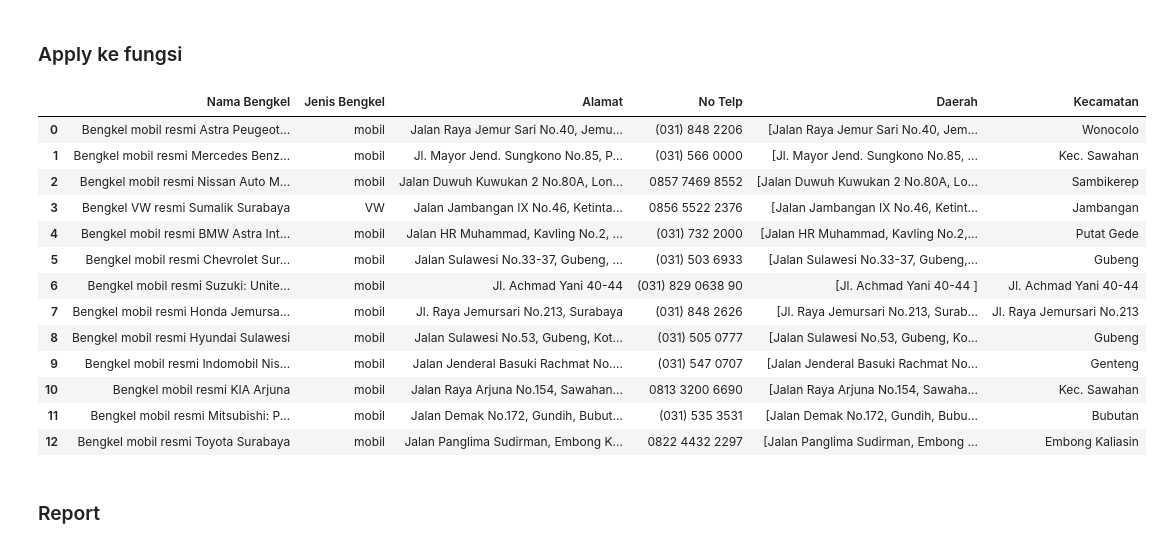
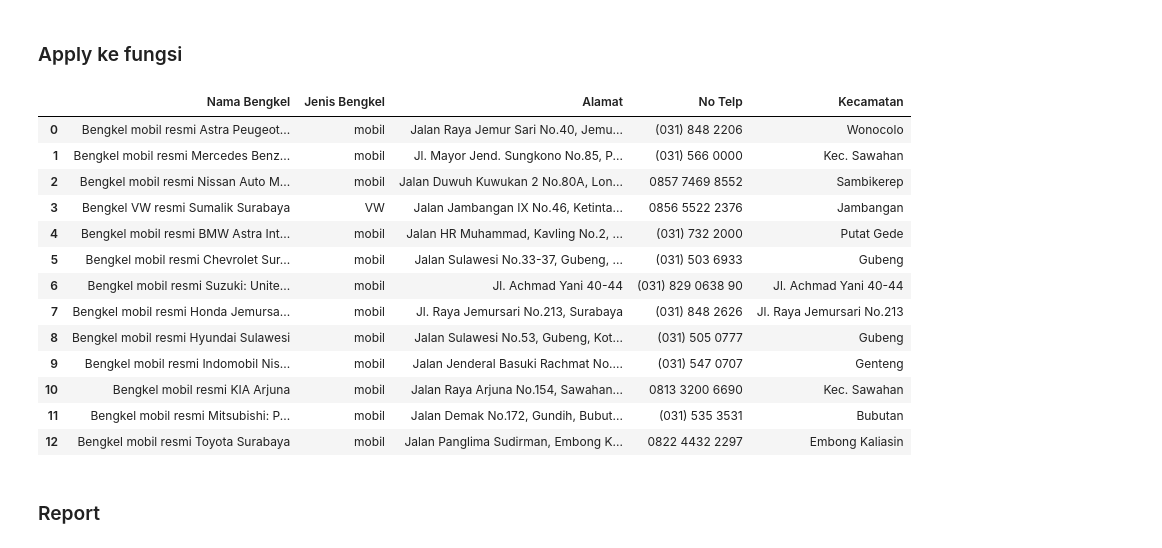
Before and after one commit to whisnumurtyga/coder-data-engineering, a Jupyter notebook: Pertemuan 5 - ScrapingWeb DS/data-bengkel.ipynb, the cells around one changed output. Drawn from its saved outputs; the diff is of its cells as text; code cells hidden in the pictures.

Commit message:
fix data-bengkel

```diff
--- a/Pertemuan 5 - ScrapingWeb DS/data-bengkel.ipynb
+++ b/Pertemuan 5 - ScrapingWeb DS/data-bengkel.ipynb
@@ -224,26 +224,27 @@ Jl. Raya Jemursari No.213
 # %%
 def kecamatan(alamat) :
     hasil = alamat.split(',')
     return hasil[len(hasil)-2]
 
 df['Kecamatan'] = df['Alamat'].apply(kecamatan)
-df = df.drop(columns=['kecamatan'])
+# df = df.drop(columns=['kecamatan'])
+# df = df.drop(columns=['Daerah'])
 df
 # %% [output]
-|  | Nama Bengkel | Jenis Bengkel | Alamat | No Telp | Daerah | Kecamatan |
-| 0 | Bengkel mobil resmi Astra Peugeot... | mobil | Jalan Raya Jemur Sari No.40, Jemu... | (031) 848 2206 | [Jalan Raya Jemur Sari No.40, Jem... | Wonocolo |
-| 1 | Bengkel mobil resmi Mercedes Benz... | mobil | Jl. Mayor Jend. Sungkono No.85, P... | (031) 566 0000 | [Jl. Mayor Jend. Sungkono No.85, ... | Kec. Sawahan |
-| 2 | Bengkel mobil resmi Nissan Auto M... | mobil | Jalan Duwuh Kuwukan 2 No.80A, Lon... | 0857 7469 8552 | [Jalan Duwuh Kuwukan 2 No.80A, Lo... | Sambikerep |
-| 3 | Bengkel VW resmi Sumalik Surabaya | VW | Jalan Jambangan IX No.46, Ketinta... | 0856 5522 2376 | [Jalan Jambangan IX No.46, Ketint... | Jambangan |
-| 4 | Bengkel mobil resmi BMW Astra Int... | mobil | Jalan HR Muhammad, Kavling No.2, ... | (031) 732 2000 | [Jalan HR Muhammad, Kavling No.2,... | Putat Gede |
-| 5 | Bengkel mobil resmi Chevrolet Sur... | mobil | Jalan Sulawesi No.33-37, Gubeng, ... | (031) 503 6933 | [Jalan Sulawesi No.33-37, Gubeng,... | Gubeng |
-| 6 | Bengkel mobil resmi Suzuki: Unite... | mobil | Jl. Achmad Yani 40-44 | (031) 829 0638 90 | [Jl. Achmad Yani 40-44 ] | Jl. Achmad Yani 40-44 |
-| 7 | Bengkel mobil resmi Honda Jemursa... | mobil | Jl. Raya Jemursari No.213, Surabaya | (031) 848 2626 | [Jl. Raya Jemursari No.213, Surab... | Jl. Raya Jemursari No.213 |
-| 8 | Bengkel mobil resmi Hyundai Sulawesi | mobil | Jalan Sulawesi No.53, Gubeng, Kot... | (031) 505 0777 | [Jalan Sulawesi No.53, Gubeng, Ko... | Gubeng |
-| 9 | Bengkel mobil resmi Indomobil Nis... | mobil | Jalan Jenderal Basuki Rachmat No.... | (031) 547 0707 | [Jalan Jenderal Basuki Rachmat No... | Genteng |
-| 10 | Bengkel mobil resmi KIA Arjuna | mobil | Jalan Raya Arjuna No.154, Sawahan... | 0813 3200 6690 | [Jalan Raya Arjuna No.154, Sawaha... | Kec. Sawahan |
-| 11 | Bengkel mobil resmi Mitsubishi: P... | mobil | Jalan Demak No.172, Gundih, Bubut... | (031) 535 3531 | [Jalan Demak No.172, Gundih, Bubu... | Bubutan |
-| 12 | Bengkel mobil resmi Toyota Surabaya | mobil | Jalan Panglima Sudirman, Embong K... | 0822 4432 2297 | [Jalan Panglima Sudirman, Embong ... | Embong Kaliasin |
+|  | Nama Bengkel | Jenis Bengkel | Alamat | No Telp | Kecamatan |
+| 0 | Bengkel mobil resmi Astra Peugeot... | mobil | Jalan Raya Jemur Sari No.40, Jemu... | (031) 848 2206 | Wonocolo |
+| 1 | Bengkel mobil resmi Mercedes Benz... | mobil | Jl. Mayor Jend. Sungkono No.85, P... | (031) 566 0000 | Kec. Sawahan |
+| 2 | Bengkel mobil resmi Nissan Auto M... | mobil | Jalan Duwuh Kuwukan 2 No.80A, Lon... | 0857 7469 8552 | Sambikerep |
+| 3 | Bengkel VW resmi Sumalik Surabaya | VW | Jalan Jambangan IX No.46, Ketinta... | 0856 5522 2376 | Jambangan |
+| 4 | Bengkel mobil resmi BMW Astra Int... | mobil | Jalan HR Muhammad, Kavling No.2, ... | (031) 732 2000 | Putat Gede |
+| 5 | Bengkel mobil resmi Chevrolet Sur... | mobil | Jalan Sulawesi No.33-37, Gubeng, ... | (031) 503 6933 | Gubeng |
+| 6 | Bengkel mobil resmi Suzuki: Unite... | mobil | Jl. Achmad Yani 40-44 | (031) 829 0638 90 | Jl. Achmad Yani 40-44 |
+| 7 | Bengkel mobil resmi Honda Jemursa... | mobil | Jl. Raya Jemursari No.213, Surabaya | (031) 848 2626 | Jl. Raya Jemursari No.213 |
+| 8 | Bengkel mobil resmi Hyundai Sulawesi | mobil | Jalan Sulawesi No.53, Gubeng, Kot... | (031) 505 0777 | Gubeng |
+| 9 | Bengkel mobil resmi Indomobil Nis... | mobil | Jalan Jenderal Basuki Rachmat No.... | (031) 547 0707 | Genteng |
+| 10 | Bengkel mobil resmi KIA Arjuna | mobil | Jalan Raya Arjuna No.154, Sawahan... | 0813 3200 6690 | Kec. Sawahan |
+| 11 | Bengkel mobil resmi Mitsubishi: P... | mobil | Jalan Demak No.172, Gundih, Bubut... | (031) 535 3531 | Bubutan |
+| 12 | Bengkel mobil resmi Toyota Surabaya | mobil | Jalan Panglima Sudirman, Embong K... | 0822 4432 2297 | Embong Kaliasin |
 # %% [markdown]
 ### Report
 # %%
```
